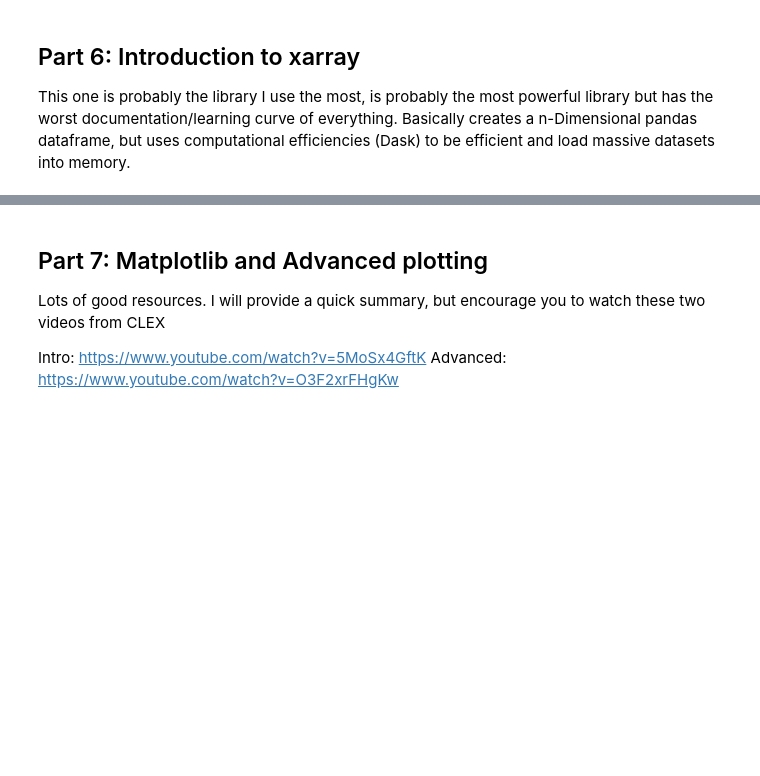
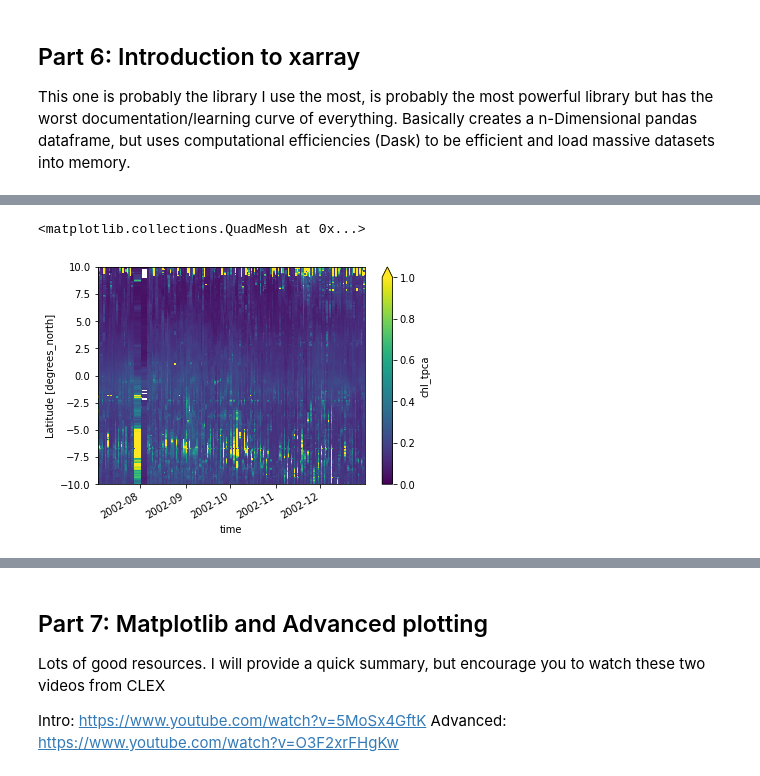
Before and after one commit to datatas/DT-introduction-to-scientific-python, a Jupyter notebook: Introduction_to_scientific_python.ipynb, the cells around one changed output, grey strips where cells are left out. Saved outputs shown, nothing was run; the diff lists cells and outputs as text; code cells hidden in the pictures; blank space fills up the shorter version.

```diff
--- a/Introduction_to_scientific_python.ipynb
+++ b/Introduction_to_scientific_python.ipynb
@@ -336,0 +346,6 @@ remote_data = xr.open_dataset(
+# %%
+#Or we could make a hovmoller
+nics_chlorophyll.chl_tpca.mean(dim='lon').T.plot(vmin=0,vmax=1)
+# %% [output]
+<matplotlib.collections.QuadMesh at 0x...>
+[figure, added]
```
Also changed, not shown: parts of 30 cells of this notebook.
